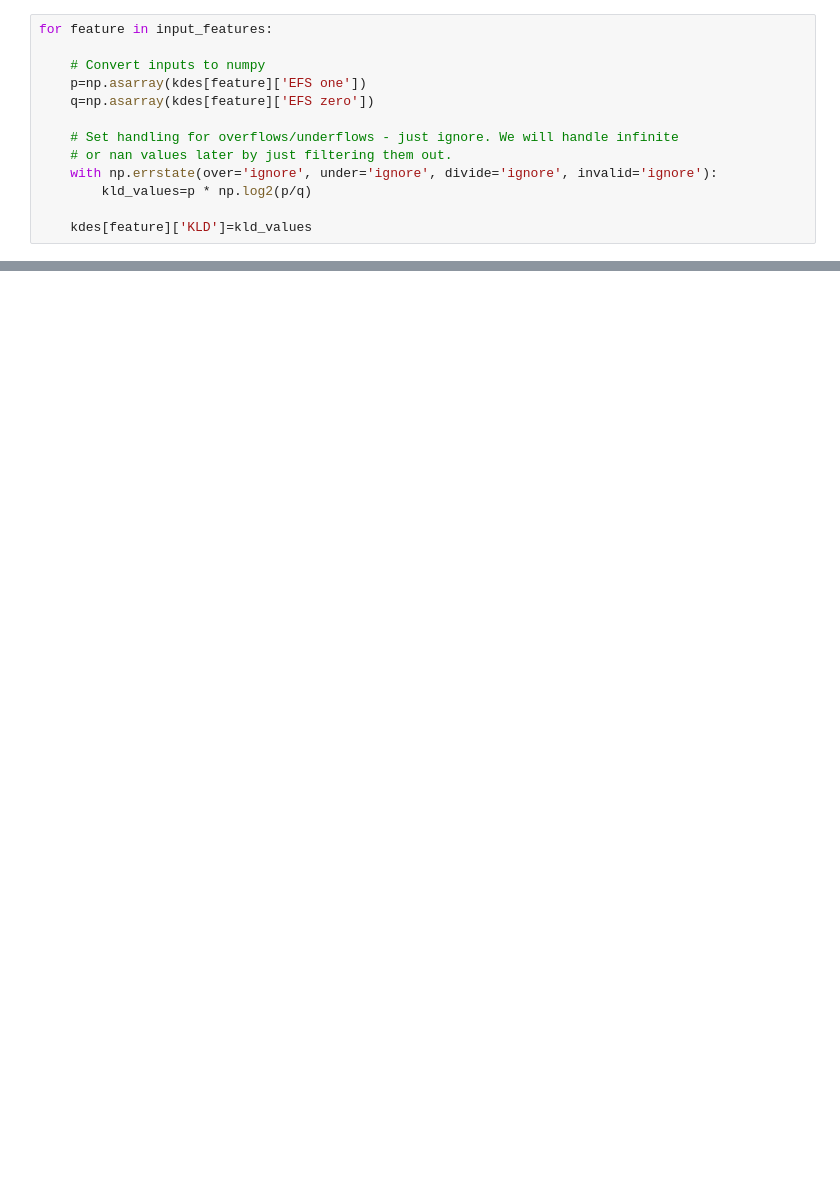
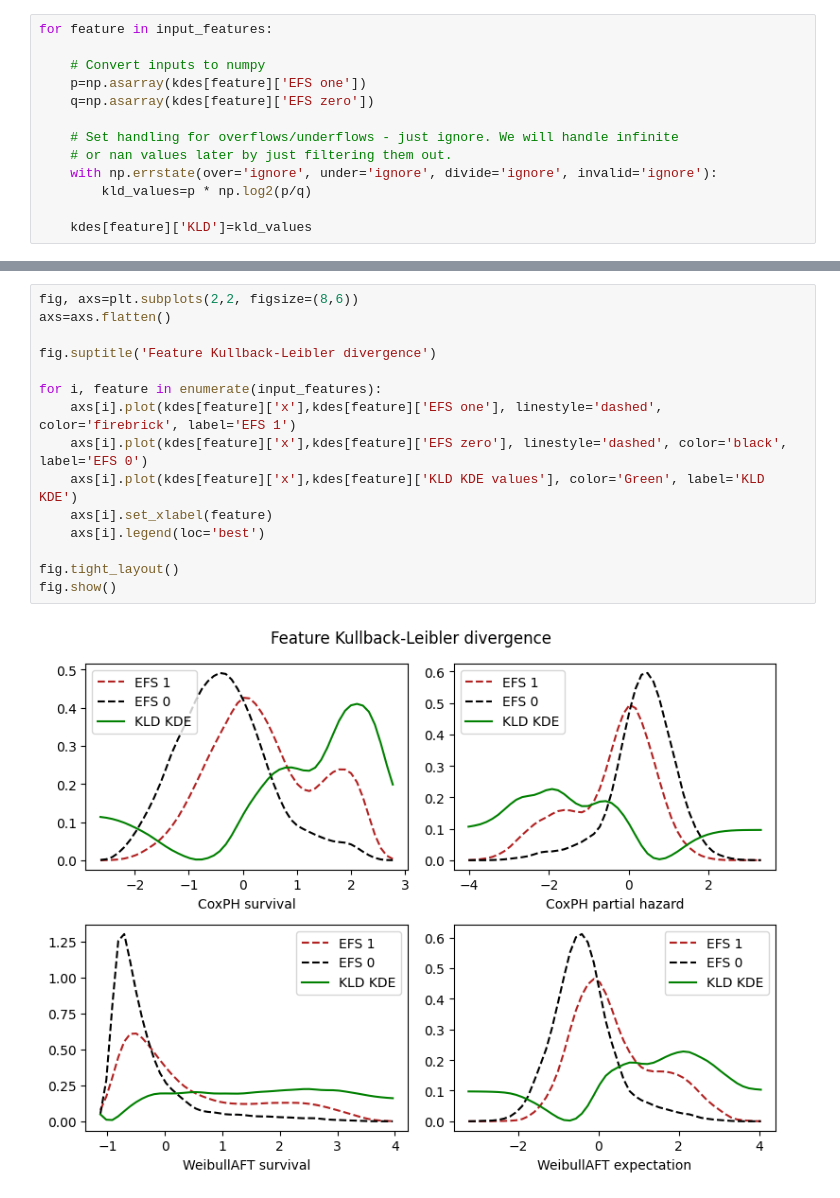
Before and after one commit to gperdrizet/HSCT_survival, a Jupyter notebook: notebooks/02.3-feature_engineering_Kullback-Leibler_divergence.ipynb, the cells around one changed output, grey strips where cells are left out. Saved outputs shown, nothing was run; the diff lists cells and outputs as text; blank space fills up the shorter version.

```diff
--- a/notebooks/02.3-feature_engineering_Kullback-Leibler_divergence.ipynb
+++ b/notebooks/02.3-feature_engineering_Kullback-Leibler_divergence.ipynb
@@ -202,0 +244,17 @@ fig.show()
+# %%
+fig, axs=plt.subplots(2,2, figsize=(8,6))
+axs=axs.flatten()
+
+fig.suptitle('Feature Kullback-Leibler divergence')
+
+for i, feature in enumerate(input_features):
+    axs[i].plot(kdes[feature]['x'],kdes[feature]['EFS one'], linestyle='dashed', color='firebrick', label='EFS 1')
+    axs[i].plot(kdes[feature]['x'],kdes[feature]['EFS zero'], linestyle='dashed', color='black', label='EFS 0')
+    axs[i].plot(kdes[feature]['x'],kdes[feature]['KLD KDE values'], color='Green', label='KLD KDE')
+    axs[i].set_xlabel(feature)
+    axs[i].legend(loc='best')
+
+fig.tight_layout()
+fig.show()
+# %% [output]
+[figure, added]
```
Also changed, not shown: parts of 12 cells of this notebook.
